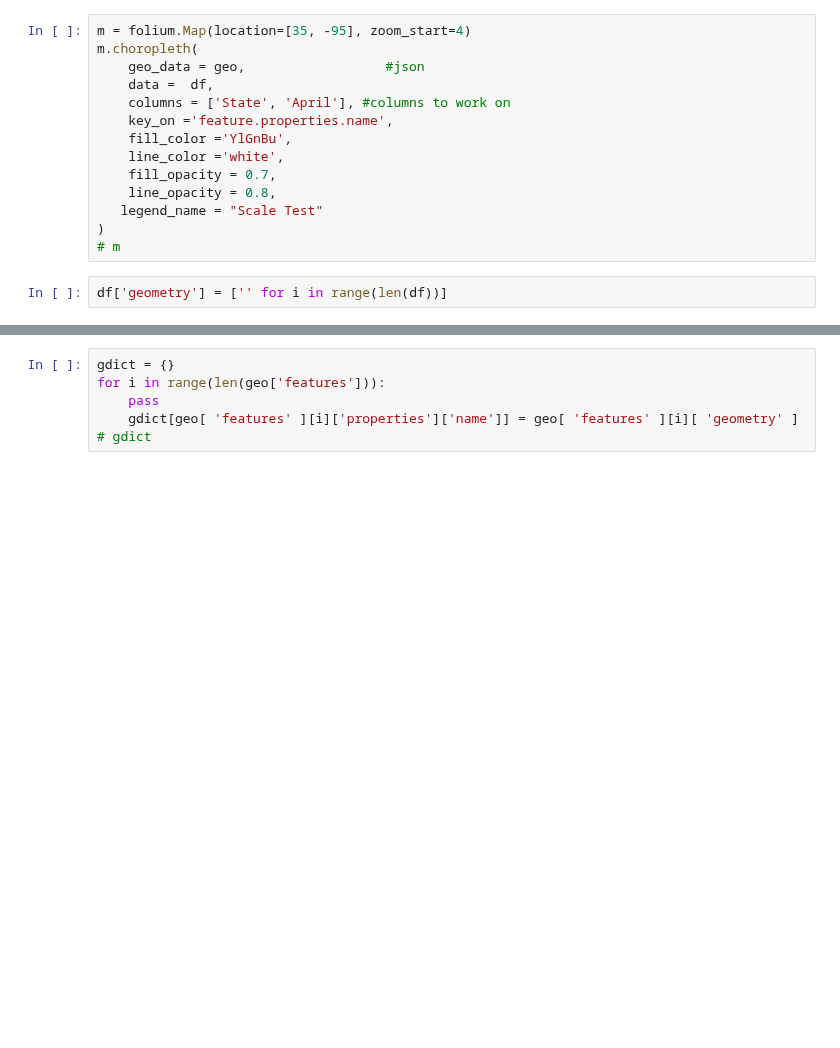
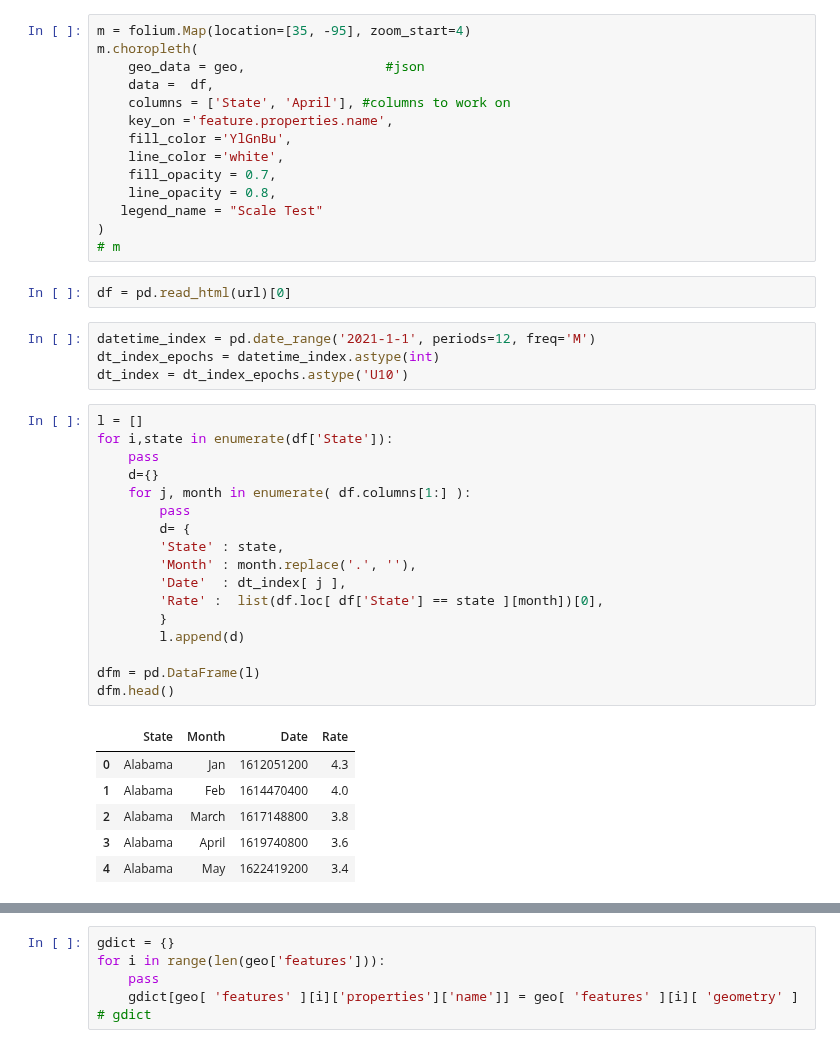
Before and after one commit to attila5287/scrap_and_dataviz, a Jupyter notebook: unemployment.ipynb, the cells around one changed output, grey strips where cells are left out. Drawn from its saved outputs; the diff is of its cells as text; blank space fills up the shorter version.

```diff
--- a/unemployment.ipynb
+++ b/unemployment.ipynb
@@ -70,5 +72,33 @@ m.choropleth(
    legend_name = "Scale Test"
 )
 # m
-# %%
-df['geometry'] = ['' for i in range(len(df))]
+# %%
+df = pd.read_html(url)[0]
+# %%
+datetime_index = pd.date_range('2021-1-1', periods=12, freq='M')
+dt_index_epochs = datetime_index.astype(int)
+dt_index = dt_index_epochs.astype('U10')
+# %%
+l = []
+for i,state in enumerate(df['State']):
+    pass
+    d={}
+    for j, month in enumerate( df.columns[1:] ):
+        pass
+        d= {
+        'State' : state,
+        'Month' : month.replace('.', ''),
+        'Date'  : dt_index[ j ],
+        'Rate' :  list(df.loc[ df['State'] == state ][month])[0],
+        }
+        l.append(d)
+
+dfm = pd.DataFrame(l)
+dfm.head()
+# %% [output]
+|  | State | Month | Date | Rate |
+| 0 | Alabama | Jan | 1612051200 | 4.3 |
+| 1 | Alabama | Feb | 1614470400 | 4.0 |
+| 2 | Alabama | March | 1617148800 | 3.8 |
+| 3 | Alabama | April | 1619740800 | 3.6 |
+| 4 | Alabama | May | 1622419200 | 3.4 |
```
Also changed, not shown: parts of 12 cells of this notebook.
